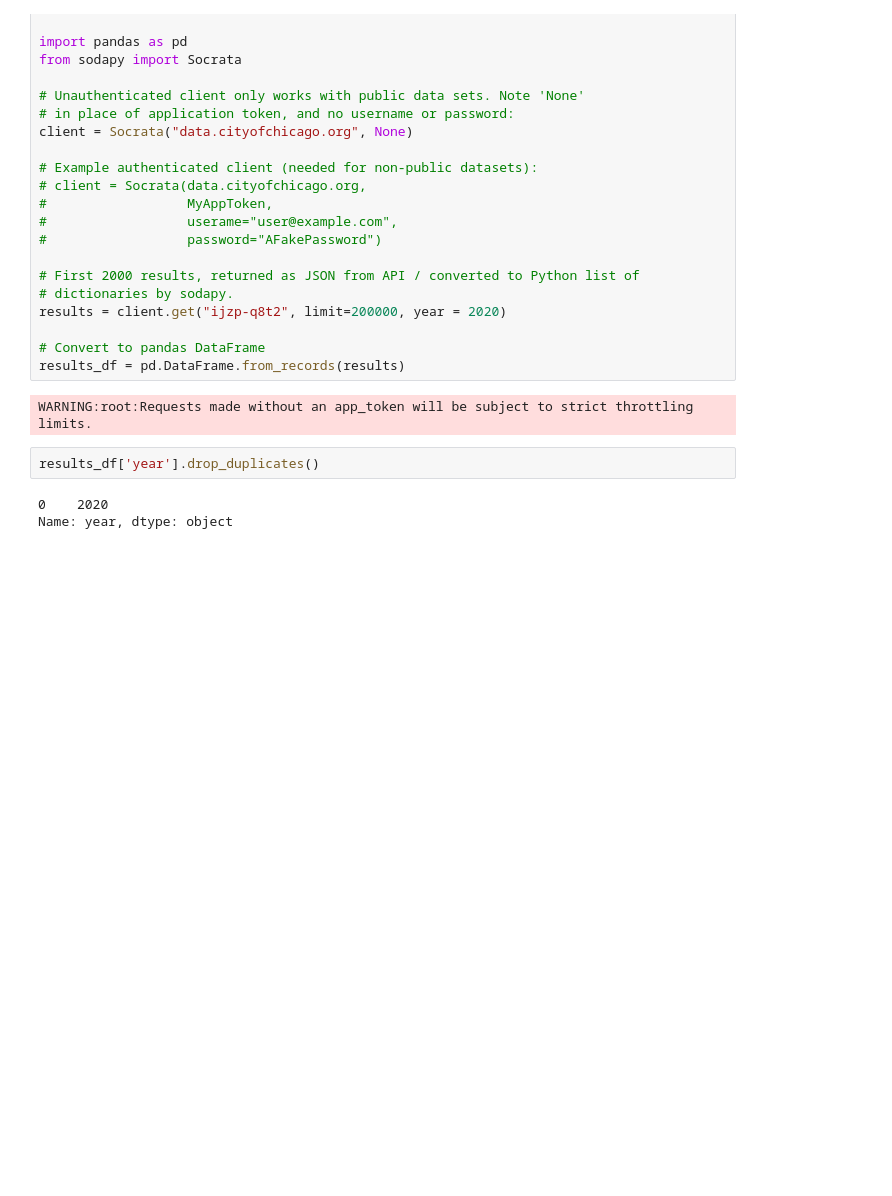
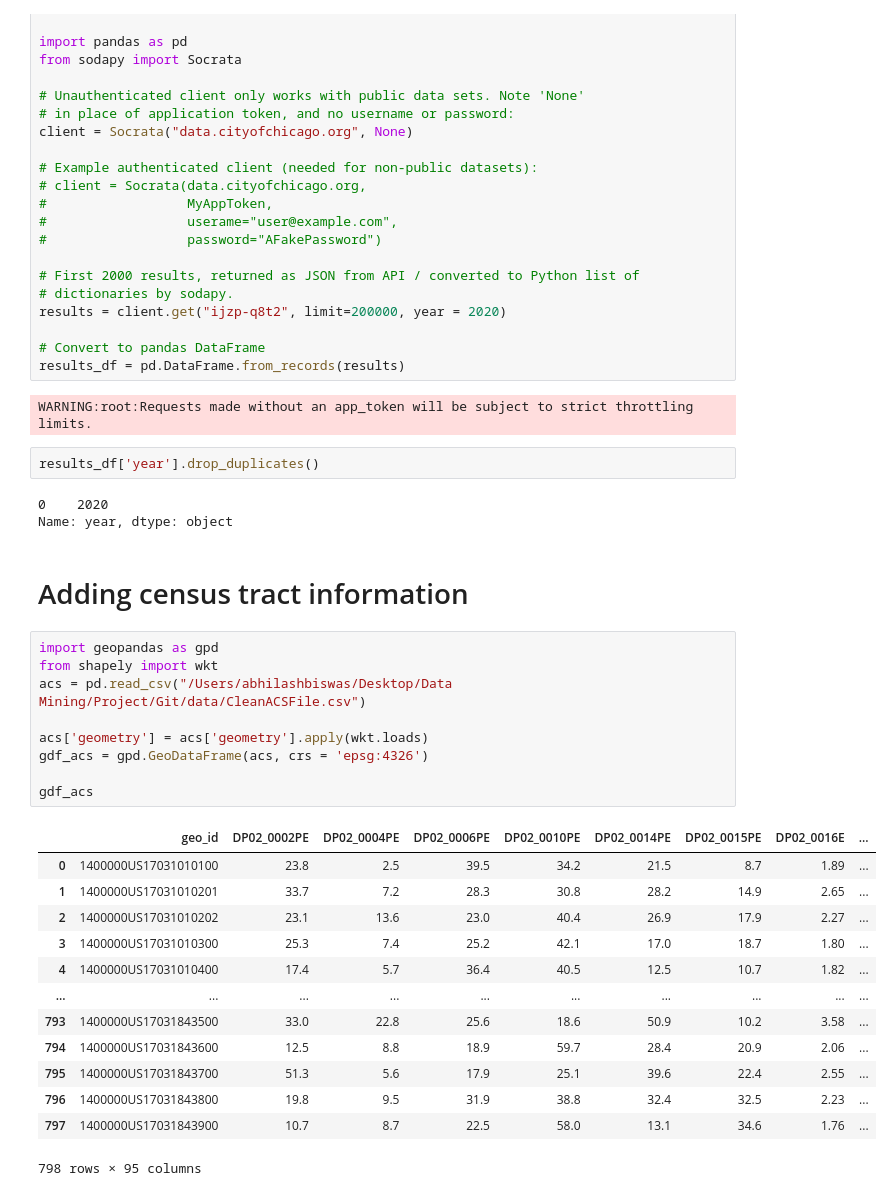
Before and after one commit to mihirbhaskar/chicago-complaints, a Jupyter notebook: additional predictors_Chicago open data.ipynb, the cells around one changed output. Cells and saved outputs as stored; diff of their text form; blank space fills up the shorter version.

```diff
--- a/additional predictors_Chicago open data.ipynb
+++ b/additional predictors_Chicago open data.ipynb
@@ -354,3 +361,28 @@ results_df['year'].drop_duplicates()
 # %% [output]
 0    2020
 Name: year, dtype: object
+# %% [markdown]
+# Adding census tract information
+# %%
+import geopandas as gpd
+from shapely import wkt
+acs = pd.read_csv("/Users/abhilashbiswas/Desktop/Data Mining/Project/Git/data/CleanACSFile.csv")
+
+acs['geometry'] = acs['geometry'].apply(wkt.loads)
+gdf_acs = gpd.GeoDataFrame(acs, crs = 'epsg:4326')
+
+gdf_acs
+# %% [output]
+|  | geo_id | DP02_0002PE | DP02_0004PE | DP02_0006PE | DP02_0010PE | DP02_0014PE | DP02_0015PE | DP02_0016E | ... |
+| 0 | 1400000US17031010100 | 23.8 | 2.5 | 39.5 | 34.2 | 21.5 | 8.7 | 1.89 | ... |
+| 1 | 1400000US17031010201 | 33.7 | 7.2 | 28.3 | 30.8 | 28.2 | 14.9 | 2.65 | ... |
+| 2 | 1400000US17031010202 | 23.1 | 13.6 | 23.0 | 40.4 | 26.9 | 17.9 | 2.27 | ... |
+| 3 | 1400000US17031010300 | 25.3 | 7.4 | 25.2 | 42.1 | 17.0 | 18.7 | 1.80 | ... |
+| 4 | 1400000US17031010400 | 17.4 | 5.7 | 36.4 | 40.5 | 12.5 | 10.7 | 1.82 | ... |
+| ... | ... | ... | ... | ... | ... | ... | ... | ... | ... |
+| 793 | 1400000US17031843500 | 33.0 | 22.8 | 25.6 | 18.6 | 50.9 | 10.2 | 3.58 | ... |
+| 794 | 1400000US17031843600 | 12.5 | 8.8 | 18.9 | 59.7 | 28.4 | 20.9 | 2.06 | ... |
+| 795 | 1400000US17031843700 | 51.3 | 5.6 | 17.9 | 25.1 | 39.6 | 22.4 | 2.55 | ... |
+| 796 | 1400000US17031843800 | 19.8 | 9.5 | 31.9 | 38.8 | 32.4 | 32.5 | 2.23 | ... |
+| 797 | 1400000US17031843900 | 10.7 | 8.7 | 22.5 | 58.0 | 13.1 | 34.6 | 1.76 | ... |
+798 rows × 95 columns
```
Also changed, not shown: parts of 4 cells of this notebook.
